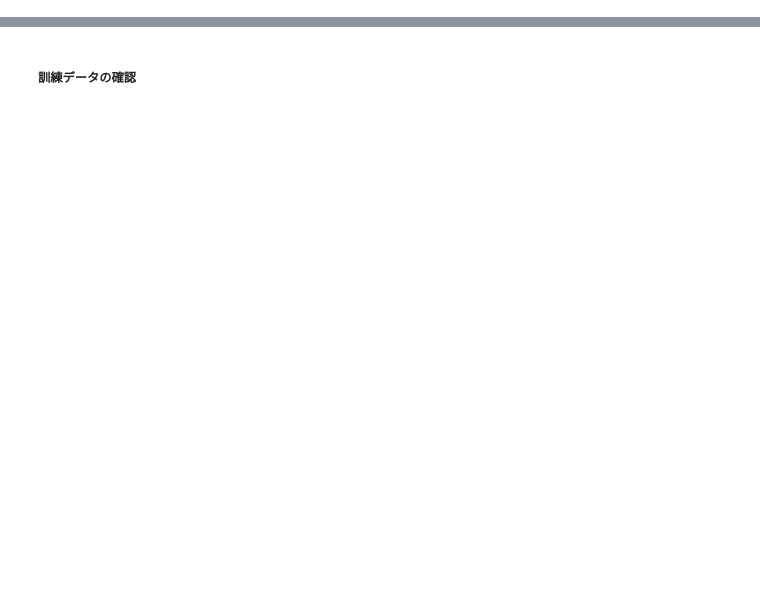
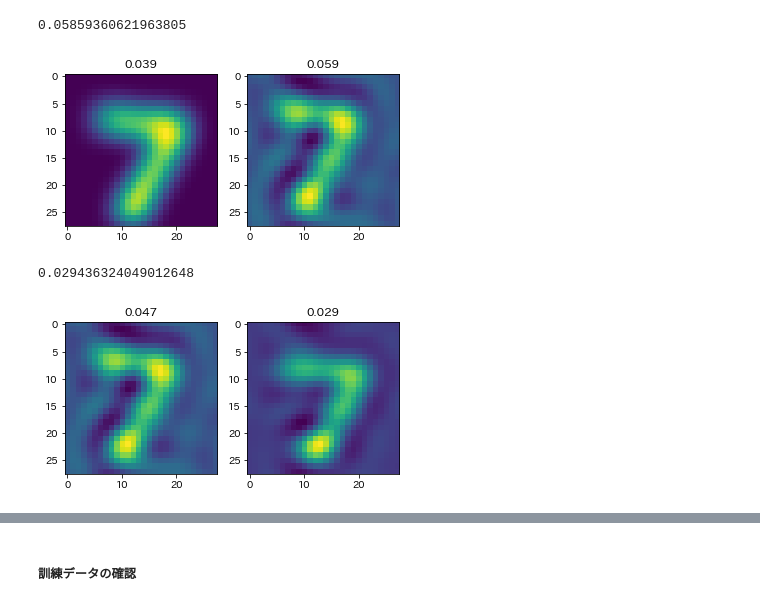
Before and after one commit to hmHam/SelectiveSR, a Jupyter notebook: blur_deblur/create_dataset.ipynb, the cells around one changed output, grey strips where cells are left out. Saved outputs shown, nothing was run; the diff lists cells and outputs as text; code cells hidden in the pictures; blank space fills up the shorter version.

```diff
--- a/blur_deblur/create_dataset.ipynb
+++ b/blur_deblur/create_dataset.ipynb
@@ -101,0 +556,16 @@ create_test_dataset(funcs_smooth, c=C, fname='GR' + '/test/smooth/c3_dataset.npz
+# %%
+train_context = np.load('data/GR/train_kernel3_dataset.npz')
+Dy = train_context['train_dataset']
+Dx = train_context['original_dataset']
+
+mse = []
+for n in range(Dy.shape[0]):
+    yn = Dy[n]
+    xn = Dx[n]
+    for _ in range(3):
+        yn = wiener(yn, kernel3, 1e-1)
+    mse.append(
+        np.mean((yn - xn)**2)
+    )
+mse = np.array(mse)
+mse.mean()
@@ -101,0 +605,44 @@ create_test_dataset(funcs_smooth, c=C, fname='GR' + '/test/smooth/c3_dataset.npz
+# %%
+from skimage.restoration import wiener
+from data.blur_funcs import ACTIONS_RN, kernel3
+
+train_context = np.load('data/GR/test/gauss/c3_dataset.npz')
+Dy = train_context['test_dataset']
+Dx = train_context['original_dataset']
+
+yn = Dy[0]
+xn = Dx[0]
+
+# gauss blurred img
+plt.subplot(121)
+plt.title('%.3lf' % np.mean((yn - xn)**2))
+plt.imshow(yn)
+
+for _ in range(3):
+    yn = wiener(yn, kernel3, 1e-1)
+
+print(np.mean((yn - xn)**2))
+plt.subplot(122)
+plt.title('%.3lf' % np.mean((yn - xn)**2))
+plt.imshow(yn)
+plt.show()
+
+# kernel3 blurred img
+yn2 = blur(xn.copy(), kernel3, c=3)
+plt.subplot(121)
+plt.title('%.3lf' % np.mean((yn2 - xn)**2))
+plt.imshow(yn)
+
+for _ in range(3):
+    yn2 = wiener(yn2, kernel3, 1e-1)
+
+print(np.mean((yn2 - xn)**2))
+plt.subplot(122)
+plt.title('%.3lf' % np.mean((yn2 - xn)**2))
+plt.imshow(yn2)
+plt.show()
+# %% [output]
+0.05859360621963805
+[figure, added]
+0.029436324049012648
+[figure, added]
```
Also changed, not shown: parts of 28 cells of this notebook, 11 other files.
